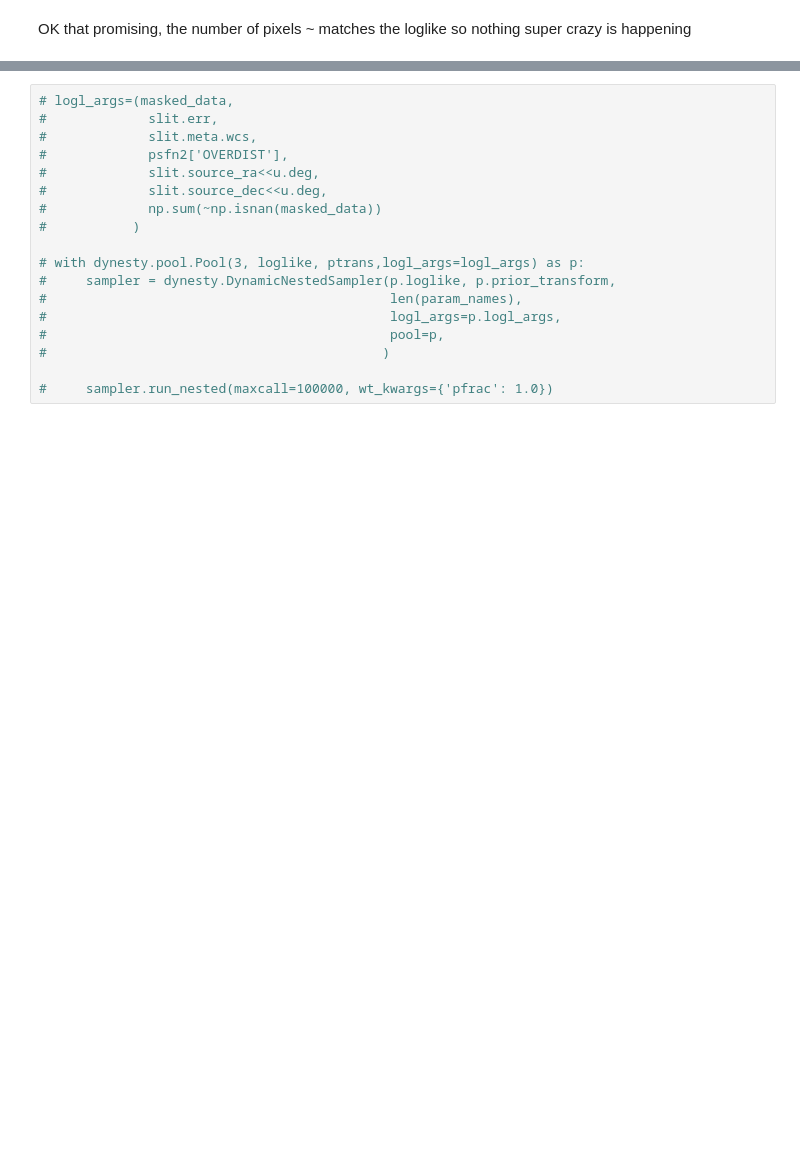
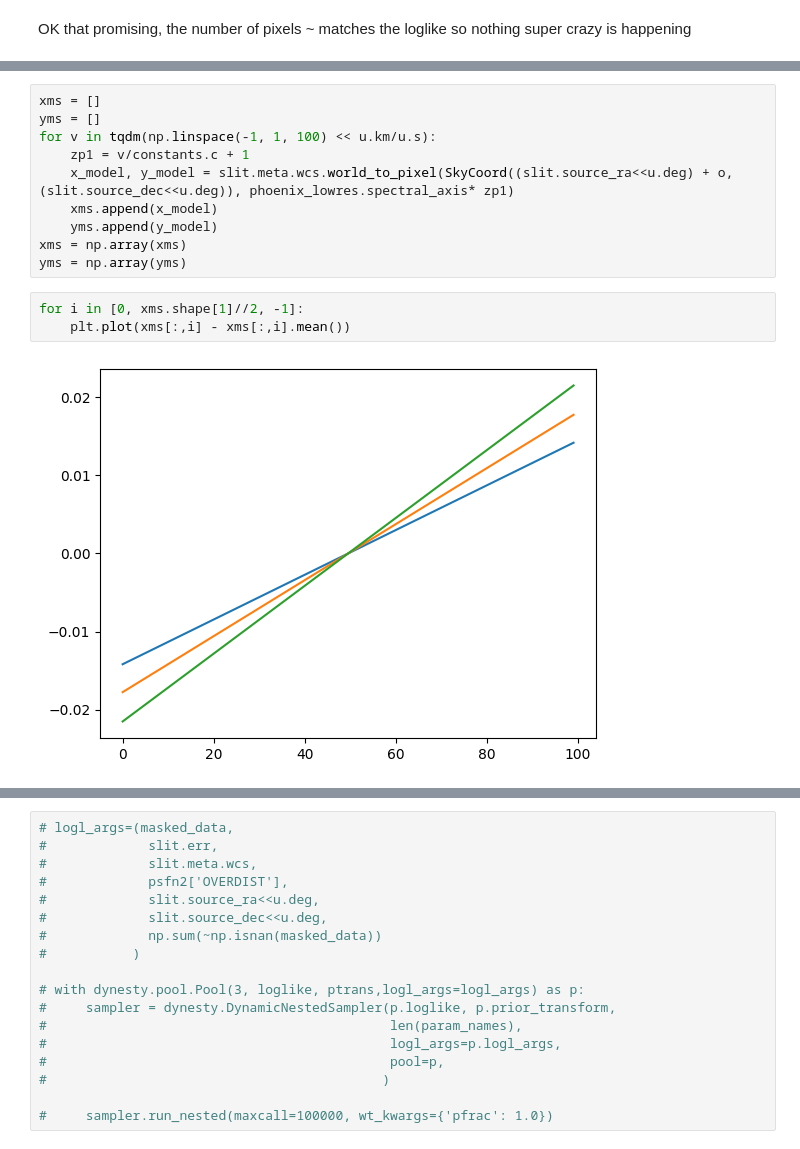
Before and after one commit to eteq/m31_jwst_2609, a Jupyter notebook: content/single_slit_modeling.ipynb, the cells around one changed output, grey strips where cells are left out. Saved outputs shown, nothing was run; the diff lists cells and outputs as text; blank space fills up the shorter version.

```diff
--- a/content/single_slit_modeling.ipynb
+++ b/content/single_slit_modeling.ipynb
@@ -515,0 +760,15 @@ sampler.run_nested(maxcall=100000, wt_kwargs={'pfrac': 1.0})
+# %%
+xms = []
+yms = []
+for v in tqdm(np.linspace(-1, 1, 100) << u.km/u.s):
+    zp1 = v/constants.c + 1
+    x_model, y_model = slit.meta.wcs.world_to_pixel(SkyCoord((slit.source_ra<<u.deg) + o,  (slit.source_dec<<u.deg)), phoenix_lowres.spectral_axis* zp1)
+    xms.append(x_model)
+    yms.append(y_model)
+xms = np.array(xms)
+yms = np.array(yms)
+# %%
+for i in [0, xms.shape[1]//2, -1]:
+    plt.plot(xms[:,i] - xms[:,i].mean())
+# %% [output]
+[figure, added]
```
Also changed, not shown: parts of 42 cells of this notebook.
